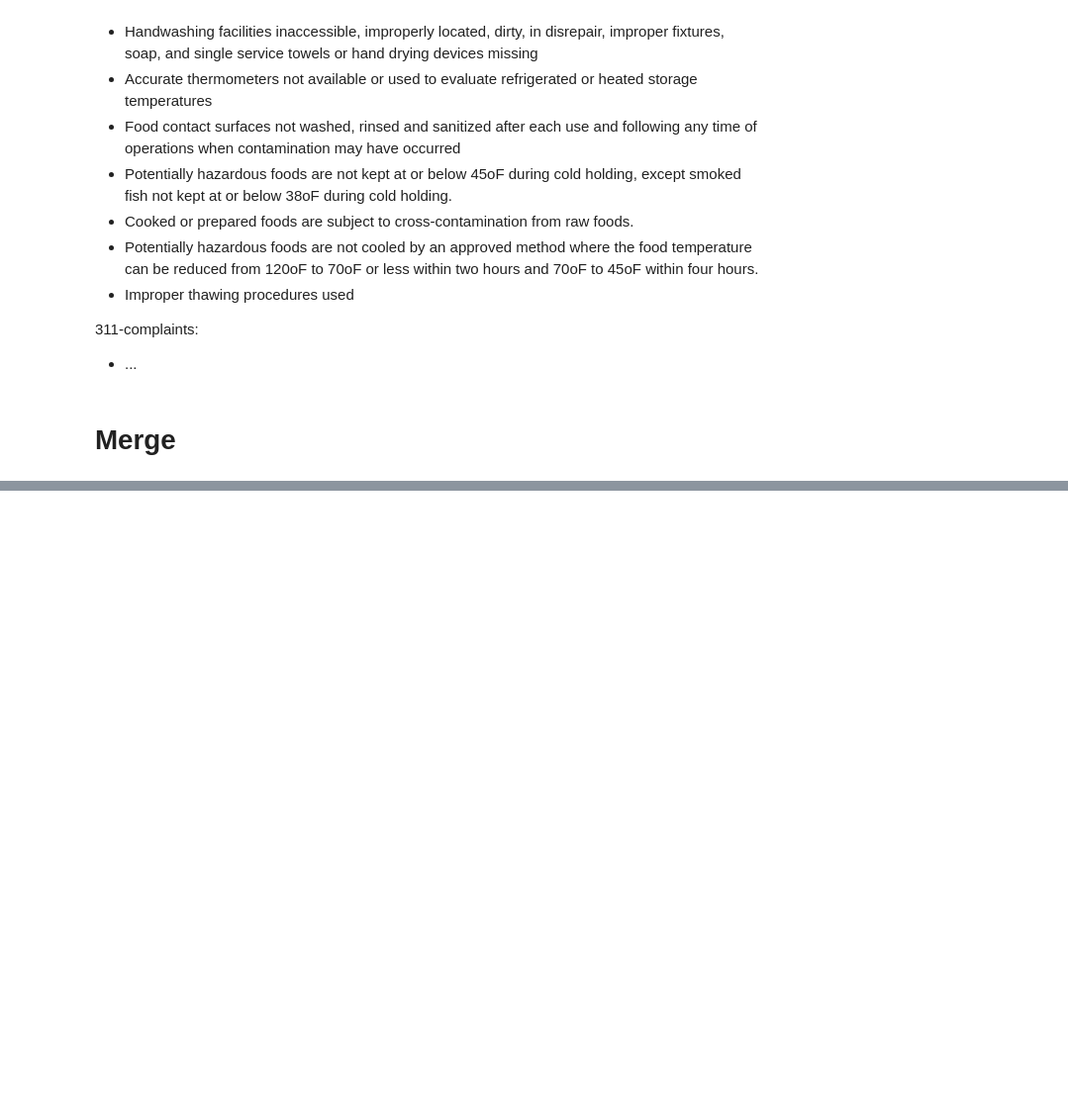
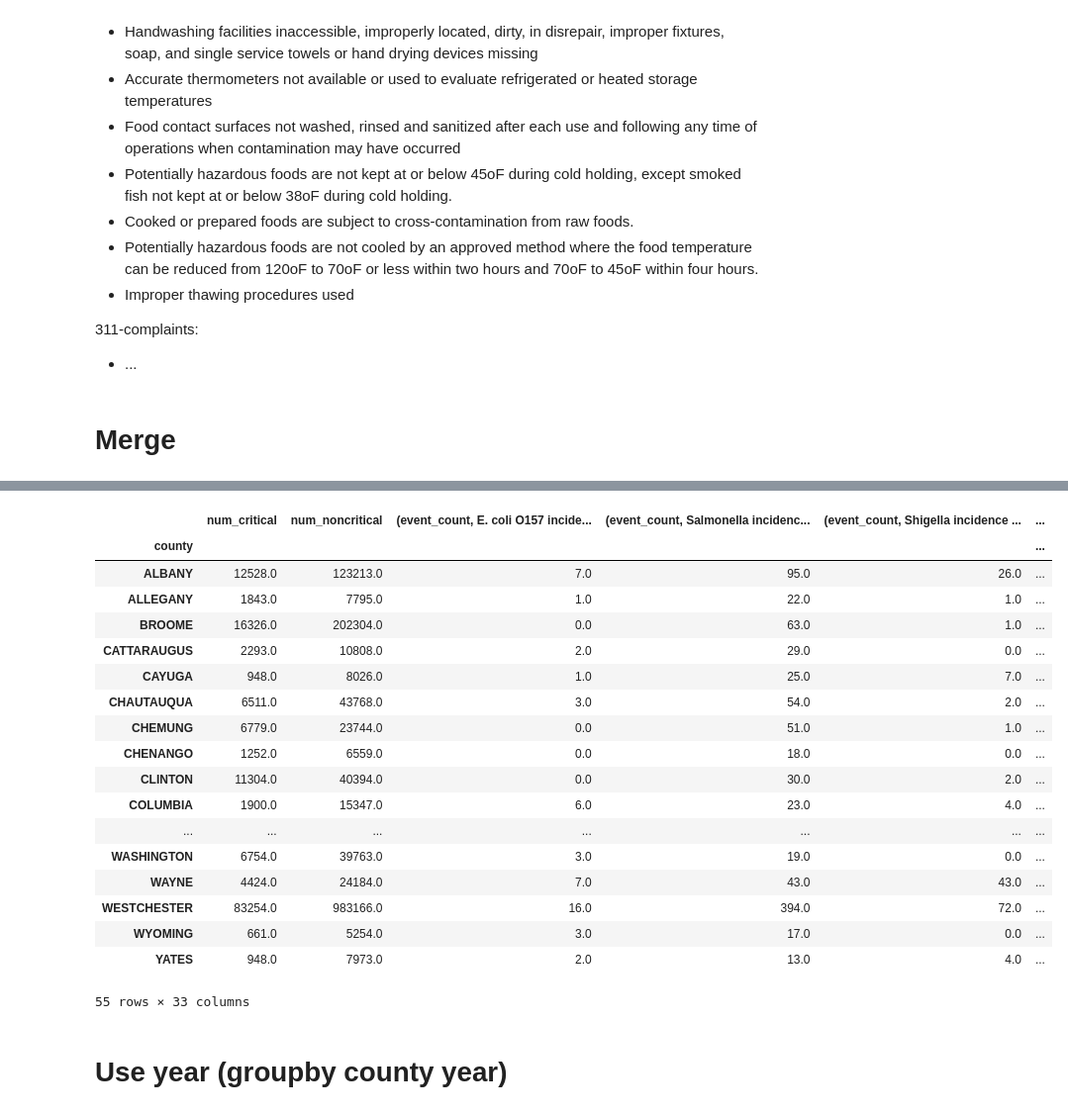
Before and after one commit to NicolasFerland/Citadel, a Jupyter notebook: Nicolas.ipynb, the cells around one changed output, grey strips where cells are left out. Shown at 99% size. Drawn from its saved outputs; the diff is of its cells as text; code cells hidden in the pictures; blank space fills up the shorter version.

```diff
--- a/Nicolas.ipynb
+++ b/Nicolas.ipynb
@@ -452,0 +430,6 @@ pd.pivot_table(community_health, )
+# %%
+community_health_pivot = pd.pivot_table(community_health[(
+    community_health['indicator']=='Salmonella incidence per 100,000')|(
+    community_health['indicator']=='E. coli O157 incidence per 100,000')|(
+    community_health['indicator']=='Shigella incidence per 100,000')], index='county',columns='indicator')[['event_count','precent_or_rate']]
+community_health_pivot
@@ -452,0 +456,3 @@ pd.pivot_table(community_health, )
+# %%
+food_establishment_inspections_county = food_establishment_inspections.groupby('county')['num_critical','num_noncritical'].sum()
+food_establishment_inspections_county
@@ -452,0 +501,25 @@ pd.pivot_table(community_health, )
+# %%
+merge_df = food_establishment_inspections_county.join(community_health_pivot).join(demographics_county)
+merge_df
+# %% [output]
+|  | num_critical | num_noncritical | (event_count, E. coli O157 incide... | (event_count, Salmonella incidenc... | (event_count, Shigella incidence ... | ... |
+| county |  |  |  |  |  | ... |
+| ALBANY | 12528.0 | 123213.0 | 7.0 | 95.0 | 26.0 | ... |
+| ALLEGANY | 1843.0 | 7795.0 | 1.0 | 22.0 | 1.0 | ... |
+| BROOME | 16326.0 | 202304.0 | 0.0 | 63.0 | 1.0 | ... |
+| CATTARAUGUS | 2293.0 | 10808.0 | 2.0 | 29.0 | 0.0 | ... |
+| CAYUGA | 948.0 | 8026.0 | 1.0 | 25.0 | 7.0 | ... |
+| CHAUTAUQUA | 6511.0 | 43768.0 | 3.0 | 54.0 | 2.0 | ... |
+| CHEMUNG | 6779.0 | 23744.0 | 0.0 | 51.0 | 1.0 | ... |
+| CHENANGO | 1252.0 | 6559.0 | 0.0 | 18.0 | 0.0 | ... |
+| CLINTON | 11304.0 | 40394.0 | 0.0 | 30.0 | 2.0 | ... |
+| COLUMBIA | 1900.0 | 15347.0 | 6.0 | 23.0 | 4.0 | ... |
+| ... | ... | ... | ... | ... | ... | ... |
+| WASHINGTON | 6754.0 | 39763.0 | 3.0 | 19.0 | 0.0 | ... |
+| WAYNE | 4424.0 | 24184.0 | 7.0 | 43.0 | 43.0 | ... |
+| WESTCHESTER | 83254.0 | 983166.0 | 16.0 | 394.0 | 72.0 | ... |
+| WYOMING | 661.0 | 5254.0 | 3.0 | 17.0 | 0.0 | ... |
+| YATES | 948.0 | 7973.0 | 2.0 | 13.0 | 4.0 | ... |
+55 rows × 33 columns
+# %% [markdown]
+# Use year (groupby county year)
```
Also changed, not shown: parts of 6 cells of this notebook.
